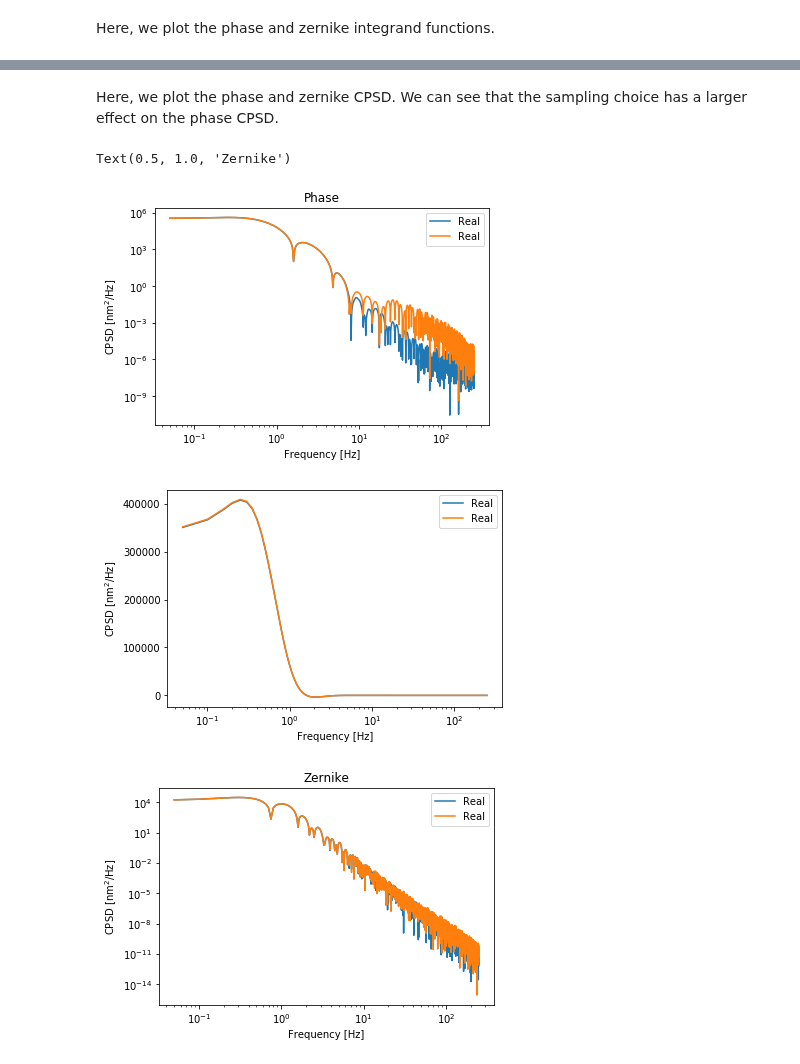
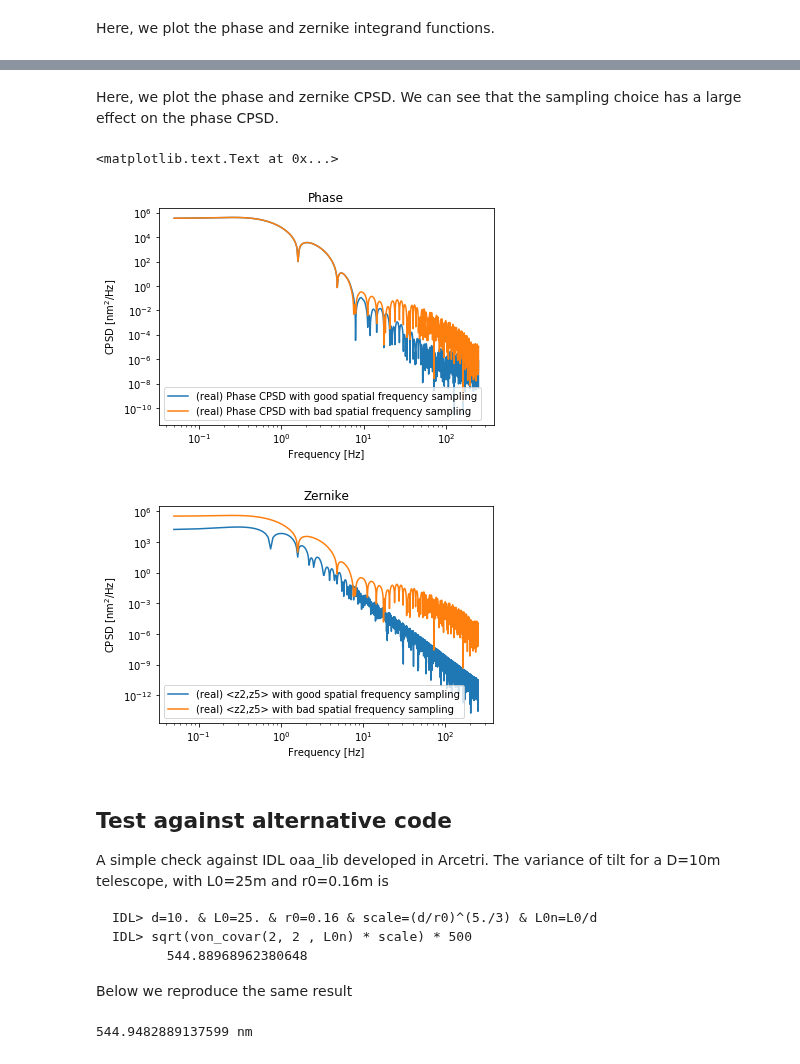
Before and after one commit to ArcetriAdaptiveOptics/arte, a Jupyter notebook: notebook/atmo/CPSD_examples.ipynb, the cells around one changed output, grey strips where cells are left out. Saved outputs shown, nothing was run; the diff lists cells and outputs as text; code cells hidden in the pictures.

Commit message:
atmo: some fix to the CPSD example notebook

````diff
--- a/notebook/atmo/CPSD_examples.ipynb
+++ b/notebook/atmo/CPSD_examples.ipynb
@@ -50,27 +51,55 @@ plt.show()
 mode_j = 2
 mode_k = 5
 
-phaseCpsd1 = vk.getPhaseCPSD(temp_freqs=temp_freqs)
-zernikeCpsd1 = vk.getZernikeCPSD(j=mode_j, k=mode_k, temp_freqs=temp_freqs)
+vk.setSpatialFrequencies(spat_freqs)
+phaseCpsdGoodSampling = vk.getPhaseCPSD(temp_freqs=temp_freqs)
+zernikeCpsdGoodSampling = vk.getZernikeCPSD(j=mode_j, k=mode_k, temp_freqs=temp_freqs)
 
-spat_freqs_raw = np.logspace(-3, 3, 100)
-vk.setSpatialFrequencies(spat_freqs_raw)
-phaseCpsd2 = vk.getPhaseCPSD(temp_freqs)
-zernikeCpsd2 = vk.getZernikeCPSD(j=mode_j, k=mode_k, temp_freqs=temp_freqs)
+spat_freqs_bad_sampling = np.logspace(-3, 3, 100)
+vk.setSpatialFrequencies(spat_freqs_bad_sampling)
+phaseCpsdBadSampling = vk.getPhaseCPSD(temp_freqs)
+zernikeCpsd2BadSampling = vk.getZernikeCPSD(j=mode_j, k=mode_k, temp_freqs=temp_freqs)
 # %% [markdown]
 Here, we plot the phase and zernike CPSD.
-We can see that the sampling choice has a larger effect on the phase CPSD.
+We can see that the sampling choice has a large effect on the phase CPSD.
 # %%
-vk.plotCPSD(phaseCpsd1, temp_freqs, 'real', 'log', 5e-7)
-vk.plotCPSD(phaseCpsd2, temp_freqs, 'real', 'log', 5e-7)
+plt.figure(1)
+vk.plotCPSD(phaseCpsdGoodSampling, temp_freqs, 'real', 'log', legend='Phase CPSD with good spatial frequency sampling', wavelength=5e-7)
+vk.plotCPSD(phaseCpsdBadSampling, temp_freqs, 'real', 'log', legend='Phase CPSD with bad spatial frequency sampling',wavelength=5e-7)
 plt.title('Phase')
 
 plt.figure()
-vk.plotCPSD(zernikeCpsd1, temp_freqs, 'real', 'log', 5e-7)
-vk.plotCPSD(zernikeCpsd2, temp_freqs, 'real', 'log', 5e-7)
+vk.plotCPSD(zernikeCpsdGoodSampling, temp_freqs, 'real', 'log', legend='<z2,z5> with good spatial frequency sampling',wavelength=5e-7)
+vk.plotCPSD(phaseCpsdBadSampling, temp_freqs, 'real', 'log', legend='<z2,z5> with bad spatial frequency sampling', wavelength=5e-7)
 plt.title('Zernike')
 # %% [output]
-Text(0.5, 1.0, 'Zernike')
+<matplotlib.text.Text at 0x...>
-[figure, old version]
+[figure, new version]
-[figure, old version]
+[figure, new version]
-[figure, removed]
+# %% [markdown]
+## Test against alternative code
+A simple check against IDL oaa_lib developed in Arcetri. The variance of tilt for a D=10m telescope, with L0=25m and r0=0.16m is
+
+```
+IDL> d=10. & L0=25. & r0=0.16 & scale=(d/r0)^(5./3) & L0n=L0/d
+IDL> sqrt(von_covar(2, 2 , L0n) * scale) * 500
+       544.88968962380648
+```
+
+Below we reproduce the same result
+# %%
+source1 = GuideSource((0, 0), np.inf)
+source2 = GuideSource((0, 0), np.inf)
+aperture1 = CircularOpticalAperture(5, [0, 0, 0])
+aperture2 = CircularOpticalAperture(5, [0, 0, 0])
+cn2 = Cn2Profile.from_r0s(layersR0=[0.16], layersL0=[25], layersAltitude=[100],
+                                   layersWindSpeed=[10], layersWindDirection=[-20])
+temp_freqs = np.linspace(0.05, 250, 5000)
+spat_freqs = np.logspace(-3, 3, 1000)
+
+vk = VonKarmanSpatioTemporalCovariance(source1=source1, source2=source2, aperture1=aperture1, aperture2=aperture2,
+                                        cn2_profile=cn2, spat_freqs=spat_freqs)
+dum = vk.getZernikeCovariance(j=2, k=2)
+print(np.sqrt(np.abs(dum)) * (500*u.nm / (2*np.pi*u.rad)))
+# %% [output]
+544.9482889137599 nm
````
Also changed, not shown: parts of 1 cell of this notebook, 1 other file.
